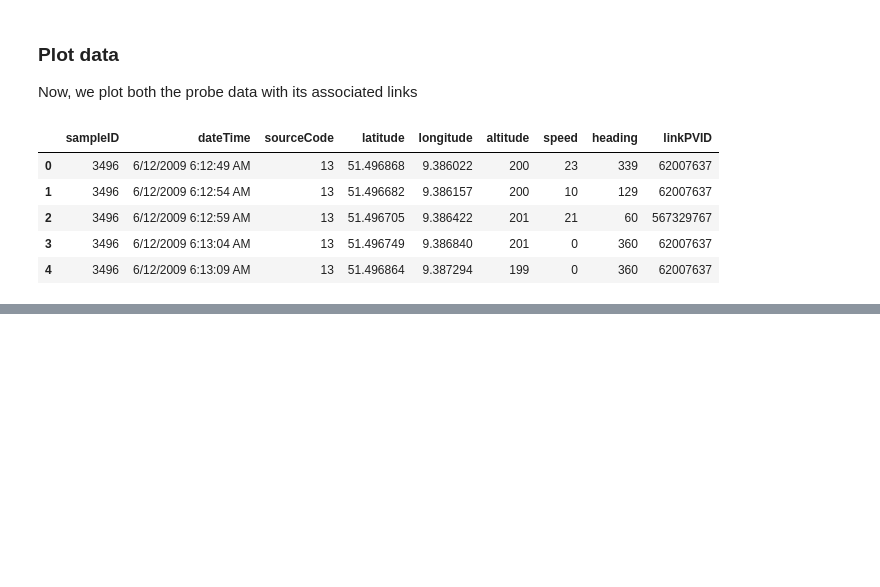
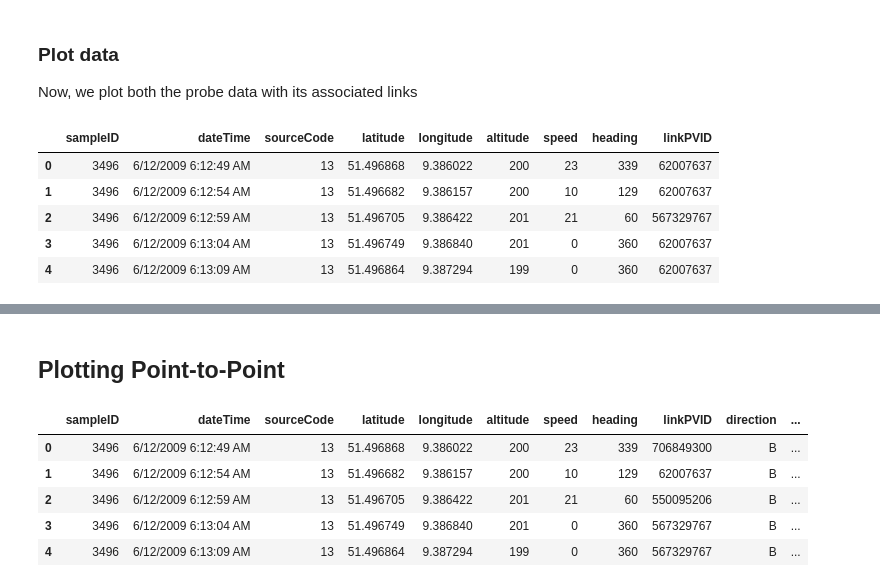
Before and after one commit to M20190649/eecs495-map-matching, a Jupyter notebook: trajectory_map_matching.ipynb, the cells around one changed output, grey strips where cells are left out. Drawn from its saved outputs; the diff is of its cells as text; code cells hidden in the pictures; blank space fills up the shorter version.

```diff
--- a/trajectory_map_matching.ipynb
+++ b/trajectory_map_matching.ipynb
@@ -336,0 +371,14 @@ Link Segment: 78670326, Color: c
+# %% [markdown]
+## Plotting Point-to-Point
+# %%
+point_to_point_data = pd.read_csv('./simple_match.csv')
+point_to_point_data['linkPVID'].fillna(0, inplace=True)
+point_to_point_data['linkPVID'] = point_to_point_data['linkPVID'].astype(int)
+point_to_point_data.head()
+# %% [output]
+|  | sampleID | dateTime | sourceCode | latitude | longitude | altitude | speed | heading | linkPVID | direction | ... |
+| 0 | 3496 | 6/12/2009 6:12:49 AM | 13 | 51.496868 | 9.386022 | 200 | 23 | 339 | 706849300 | B | ... |
+| 1 | 3496 | 6/12/2009 6:12:54 AM | 13 | 51.496682 | 9.386157 | 200 | 10 | 129 | 62007637 | B | ... |
+| 2 | 3496 | 6/12/2009 6:12:59 AM | 13 | 51.496705 | 9.386422 | 201 | 21 | 60 | 550095206 | B | ... |
+| 3 | 3496 | 6/12/2009 6:13:04 AM | 13 | 51.496749 | 9.386840 | 201 | 0 | 360 | 567329767 | B | ... |
+| 4 | 3496 | 6/12/2009 6:13:09 AM | 13 | 51.496864 | 9.387294 | 199 | 0 | 360 | 567329767 | B | ... |
```
Also changed, not shown: parts of 9 cells of this notebook, 4 other files.
